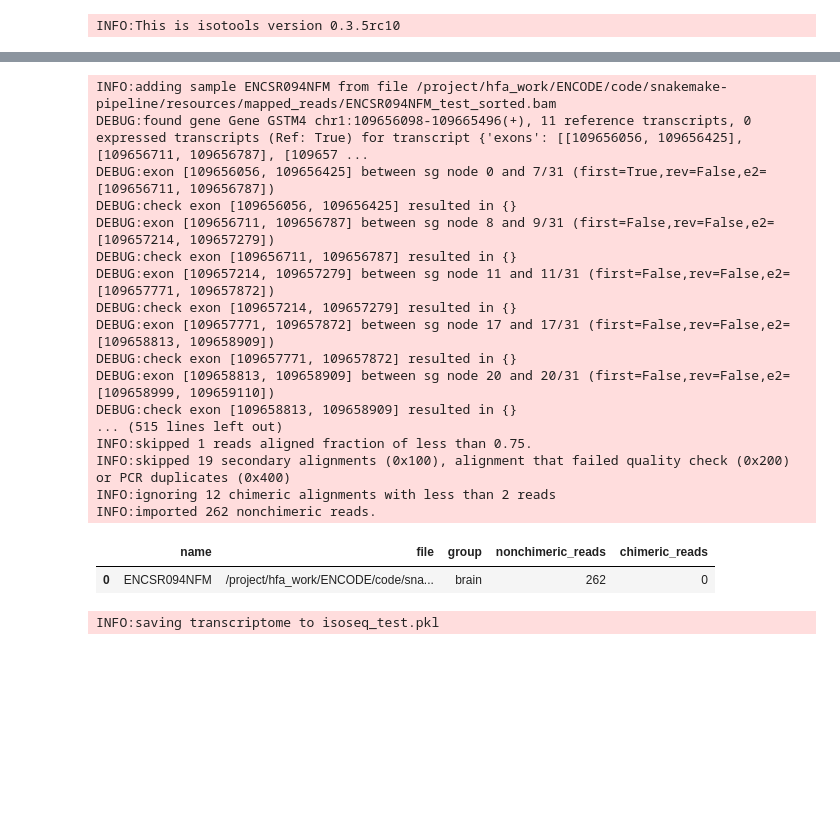
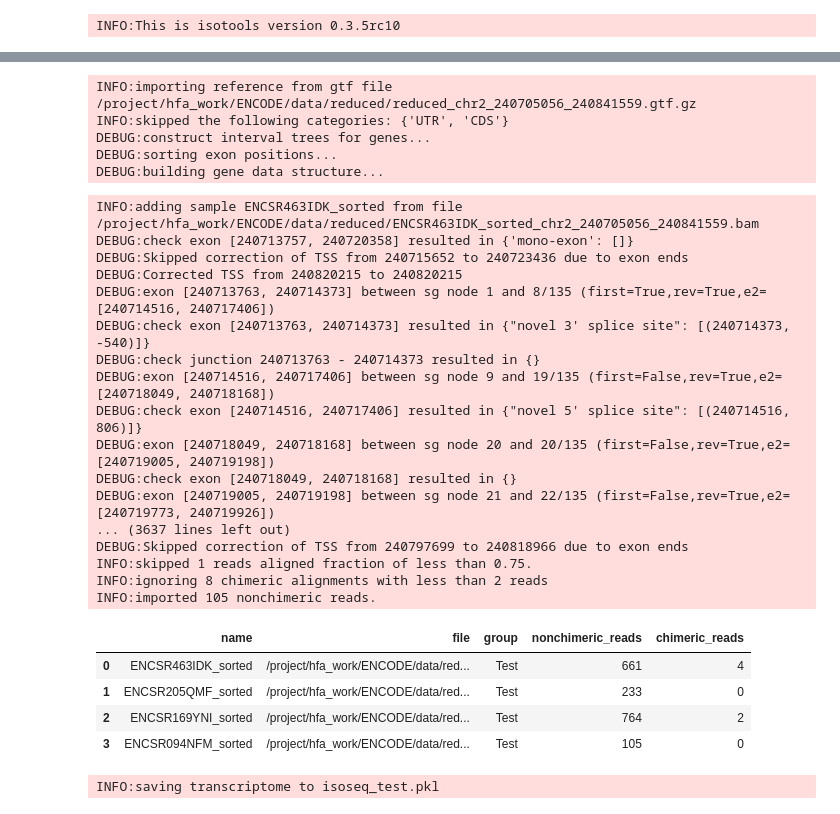
Before and after one commit to IceFreez3r/master-thesis, a Jupyter notebook: notebooks/isotools_test/IsoTools_test.ipynb, the cells around one changed output, grey strips where cells are left out. Drawn from its saved outputs; the diff is of its cells as text; code cells hidden in the pictures; blank space fills up the shorter version.

Commit message:
Updated test notebook

```diff
--- a/notebooks/isotools_test/IsoTools_test.ipynb
+++ b/notebooks/isotools_test/IsoTools_test.ipynb
@@ -38,32 +31,45 @@ DEBUG:building gene data structure...
-# %%
-sample_name = "ENCSR094NFM"
-# file is the full (wrong) path, we just need the filename without the extension
-sample_file = "/project/hfa_work/ENCODE/code/snakemake-pipeline/resources/mapped_reads/ENCSR094NFM_test_sorted.bam"
-if not os.path.exists(sample_file):
-    logger.error(f'File {sample_file} does not exist')
-group = "brain"
-isoseq.add_sample_from_bam(fn=sample_file, sample_name=sample_name, group=group)
-isoseq.sample_table
-# %% [output]
-INFO:adding sample ENCSR094NFM from file /project/hfa_work/ENCODE/code/snakemake-pipeline/resources/mapped_reads/ENCSR094NFM_test_sorted.bam
-DEBUG:found gene Gene GSTM4 chr1:109656098-109665496(+), 11 reference transcripts, 0 expressed transcripts (Ref: True) for transcript {'exons': [[109656056, 109656425], [109656711, 109656787], [109657 ...
-DEBUG:exon [109656056, 109656425] between sg node 0 and 7/31 (first=True,rev=False,e2=[109656711, 109656787])
-DEBUG:check exon [109656056, 109656425] resulted in {}
-DEBUG:exon [109656711, 109656787] between sg node 8 and 9/31 (first=False,rev=False,e2=[109657214, 109657279])
-DEBUG:check exon [109656711, 109656787] resulted in {}
-DEBUG:exon [109657214, 109657279] between sg node 11 and 11/31 (first=False,rev=False,e2=[109657771, 109657872])
-DEBUG:check exon [109657214, 109657279] resulted in {}
-DEBUG:exon [109657771, 109657872] between sg node 17 and 17/31 (first=False,rev=False,e2=[109658813, 109658909])
-DEBUG:check exon [109657771, 109657872] resulted in {}
-DEBUG:exon [109658813, 109658909] between sg node 20 and 20/31 (first=False,rev=False,e2=[109658999, 109659110])
-DEBUG:check exon [109658813, 109658909] resulted in {}
-... (515 lines left out)
-INFO:skipped 1 reads aligned fraction of less than 0.75.
-INFO:skipped 19 secondary alignments (0x100), alignment that failed quality check (0x200) or PCR duplicates (0x400)
-INFO:ignoring 12 chimeric alignments with less than 2 reads
-INFO:imported 262 nonchimeric reads.
-|  | name | file | group | nonchimeric_reads | chimeric_reads |
-| 0 | ENCSR094NFM | /project/hfa_work/ENCODE/code/sna... | brain | 262 | 0 |
+# %%
+annotation_file = "/project/hfa_work/ENCODE/data/reduced/reduced_chr2_240705056_240841559.gtf.gz"
+isoseq: Transcriptome = Transcriptome.from_reference(annotation_file)
+# %% [output]
+INFO:importing reference from gtf file /project/hfa_work/ENCODE/data/reduced/reduced_chr2_240705056_240841559.gtf.gz
+INFO:skipped the following categories: {'UTR', 'CDS'}
+DEBUG:construct interval trees for genes...
+DEBUG:sorting exon positions...
+DEBUG:building gene data structure...
+# %%
+metadata_file = "/project/hfa_work/ENCODE/data/reduced/metadata_chr2_240705056_240841559.tsv"
+metadata = pd.read_csv(os.path.join(path, metadata_file), sep='\t')
+# %%
+for i, row in metadata.iterrows():
+    sample_name = row['sample ID']
+    sample_file = row['file']
+    group = 'Test'
+    isoseq.add_sample_from_bam(fn=sample_file, sample_name=sample_name, group=group)
+isoseq.sample_table
+# %% [output]
+INFO:adding sample ENCSR463IDK_sorted from file /project/hfa_work/ENCODE/data/reduced/ENCSR463IDK_sorted_chr2_240705056_240841559.bam
+DEBUG:check exon [240713757, 240720358] resulted in {'mono-exon': []}
+DEBUG:Skipped correction of TSS from 240715652 to 240723436 due to exon ends
+DEBUG:Corrected TSS from 240820215 to 240820215
+DEBUG:exon [240713763, 240714373] between sg node 1 and 8/135 (first=True,rev=True,e2=[240714516, 240717406])
+DEBUG:check exon [240713763, 240714373] resulted in {"novel 3' splice site": [(240714373, -540)]}
+DEBUG:check junction 240713763 - 240714373 resulted in {}
+DEBUG:exon [240714516, 240717406] between sg node 9 and 19/135 (first=False,rev=True,e2=[240718049, 240718168])
+DEBUG:check exon [240714516, 240717406] resulted in {"novel 5' splice site": [(240714516, 806)]}
+DEBUG:exon [240718049, 240718168] between sg node 20 and 20/135 (first=False,rev=True,e2=[240719005, 240719198])
+DEBUG:check exon [240718049, 240718168] resulted in {}
+DEBUG:exon [240719005, 240719198] between sg node 21 and 22/135 (first=False,rev=True,e2=[240719773, 240719926])
+... (3637 lines left out)
+DEBUG:Skipped correction of TSS from 240797699 to 240818966 due to exon ends
+INFO:skipped 1 reads aligned fraction of less than 0.75.
+INFO:ignoring 8 chimeric alignments with less than 2 reads
+INFO:imported 105 nonchimeric reads.
+|  | name | file | group | nonchimeric_reads | chimeric_reads |
+| 0 | ENCSR463IDK_sorted | /project/hfa_work/ENCODE/data/red... | Test | 661 | 4 |
+| 1 | ENCSR205QMF_sorted | /project/hfa_work/ENCODE/data/red... | Test | 233 | 0 |
+| 2 | ENCSR169YNI_sorted | /project/hfa_work/ENCODE/data/red... | Test | 764 | 2 |
+| 3 | ENCSR094NFM_sorted | /project/hfa_work/ENCODE/data/red... | Test | 105 | 0 |
 # %%
 isoseq.save('isoseq_test.pkl')
 # %% [output]
```
Also changed, not shown: parts of 4 cells of this notebook.
